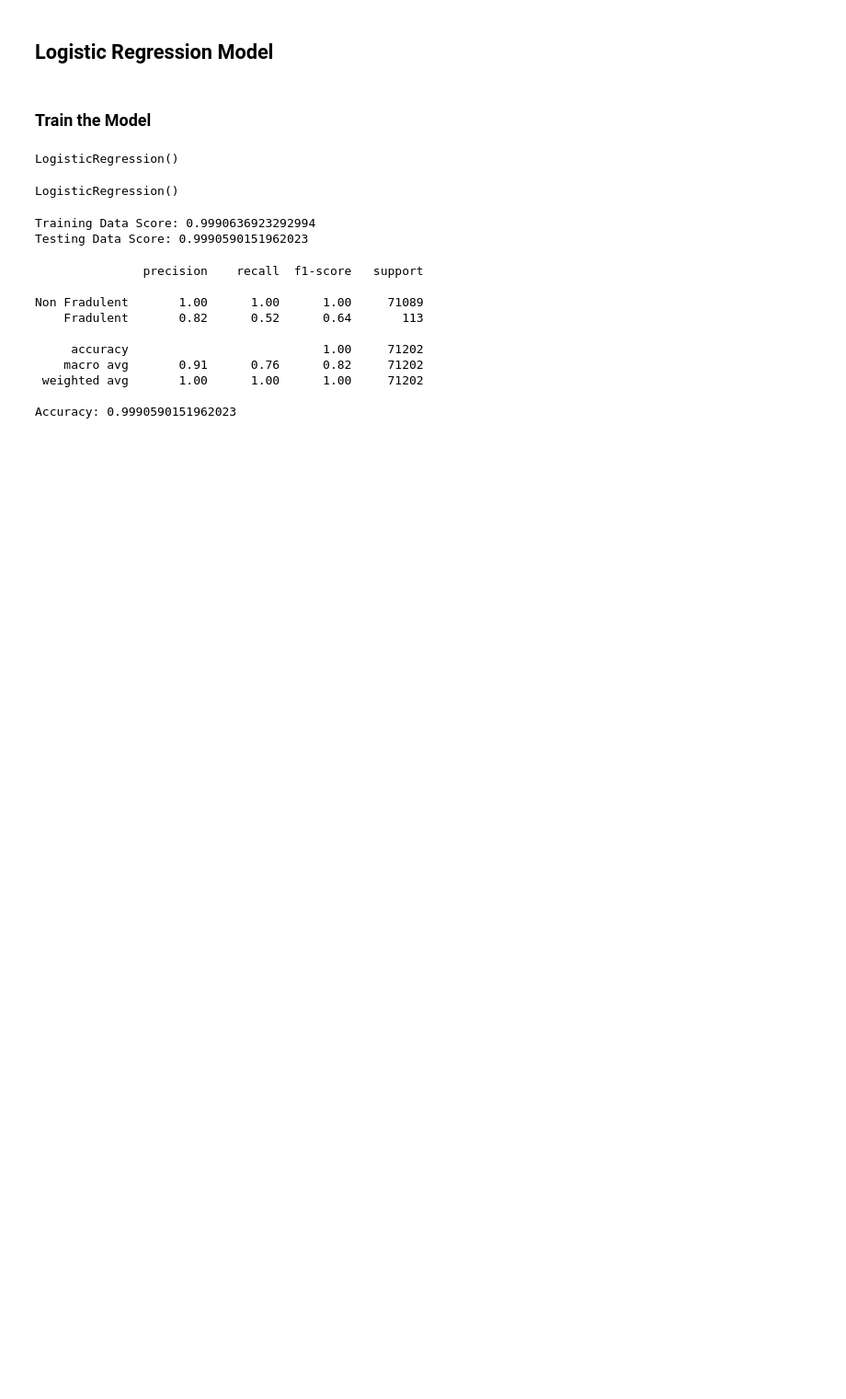
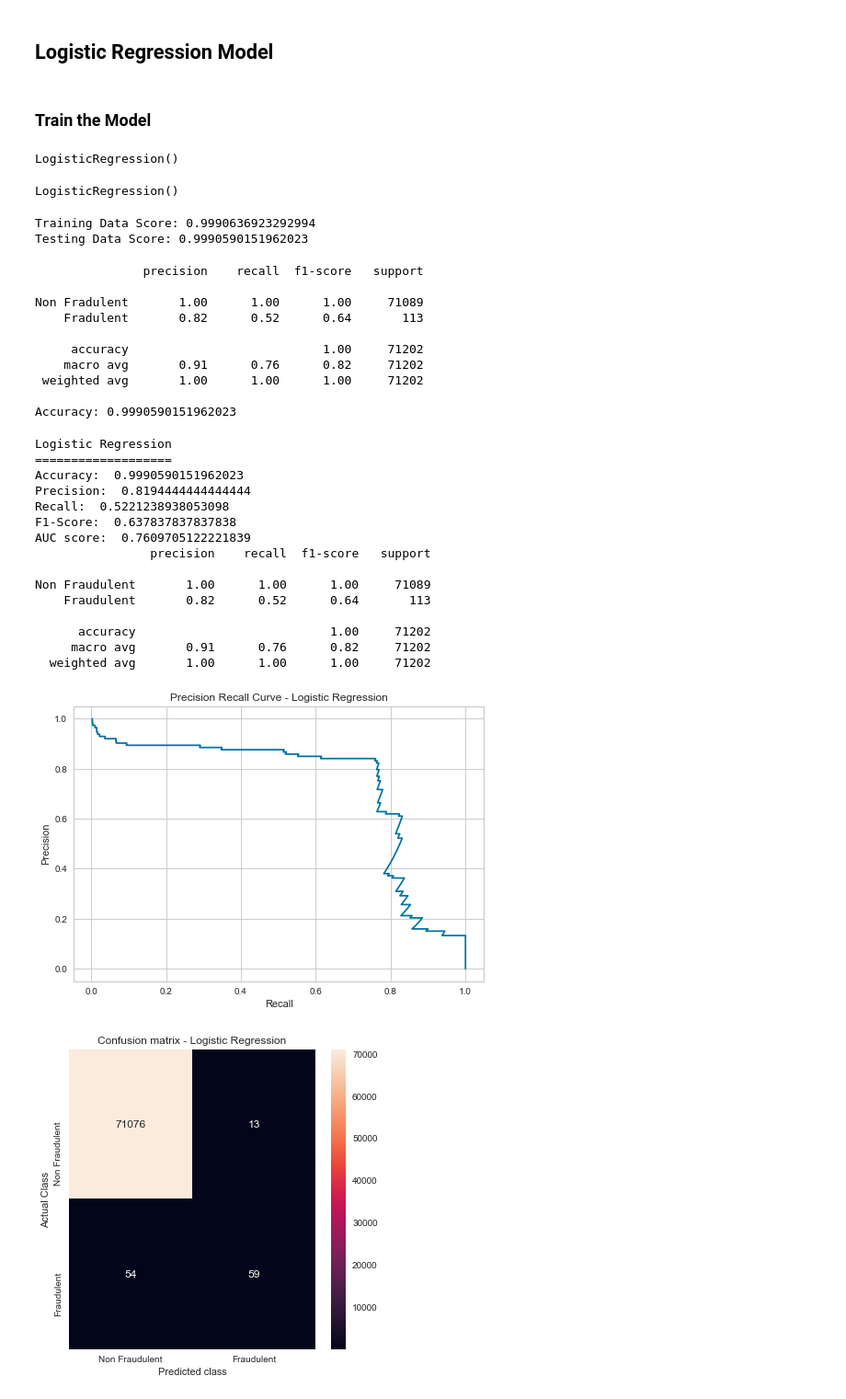
Before and after one commit to cdalsania/Credit_Card_Fraud_Detection, a Jupyter notebook: ml_models/LogisticRegressionModel.ipynb, the cells around one changed output. Shown at 92% size. Cells and saved outputs as stored; diff of their text form; code cells hidden in the pictures; blank space fills up the shorter version.

```diff
--- a/ml_models/LogisticRegressionModel.ipynb
+++ b/ml_models/LogisticRegressionModel.ipynb
@@ -162,23 +162,41 @@ Accuracy: 0.9990590151962023
 # %%
 print("Logistic Regression")
 print("===================")
 print("Accuracy: ",accuracy_score(y_test.flatten(), logisticRegressionPredictions))
 print("Precision: ",precision_score(y_test.flatten(), logisticRegressionPredictions))
 print("Recall: ",recall_score(y_test.flatten(), logisticRegressionPredictions))
 print("F1-Score: ",f1_score(y_test.flatten(), logisticRegressionPredictions))
 print("AUC score: ",roc_auc_score(y_test.flatten(), logisticRegressionPredictions))
 print(classification_report(y_test.flatten(), logisticRegressionPredictions,
                             target_names=["Non Fraudulent", "Fraudulent"]))
 p, r, t = precision_recall_curve(y_test.flatten(), logisticRegressionPredictProba)
 plt.plot(p, r)
 plt.xlabel('Recall')
 plt.ylabel('Precision')
 plt.title('Precision Recall Curve - Logistic Regression')
-confusionMatrix = confusion_matrix(y_test.flatten(), predictions)
+confusionMatrix = confusion_matrix(y_test.flatten(), logisticRegressionPredictions)
 plt.figure(figsize =(6, 6))
 sns.heatmap(confusionMatrix, xticklabels = ['Non Fraudulent', 'Fraudulent'],
             yticklabels = ['Non Fraudulent', 'Fraudulent'], annot = True, fmt ="d");
 plt.title("Confusion matrix - Logistic Regression")
 plt.ylabel('Actual Class')
 plt.xlabel('Predicted class')
 plt.show()
+# %% [output]
+Logistic Regression
+===================
+Accuracy:  0.9990590151962023
+Precision:  0.8194444444444444
+Recall:  0.5221238938053098
+F1-Score:  0.637837837837838
+AUC score:  0.7609705122221839
+                precision    recall  f1-score   support
+
+Non Fraudulent       1.00      1.00      1.00     71089
+    Fraudulent       0.82      0.52      0.64       113
+
+      accuracy                           1.00     71202
+     macro avg       0.91      0.76      0.82     71202
+  weighted avg       1.00      1.00      1.00     71202
+[figure, added]
+[figure, added]
```
Also changed, not shown: parts of 3 cells of this notebook.
